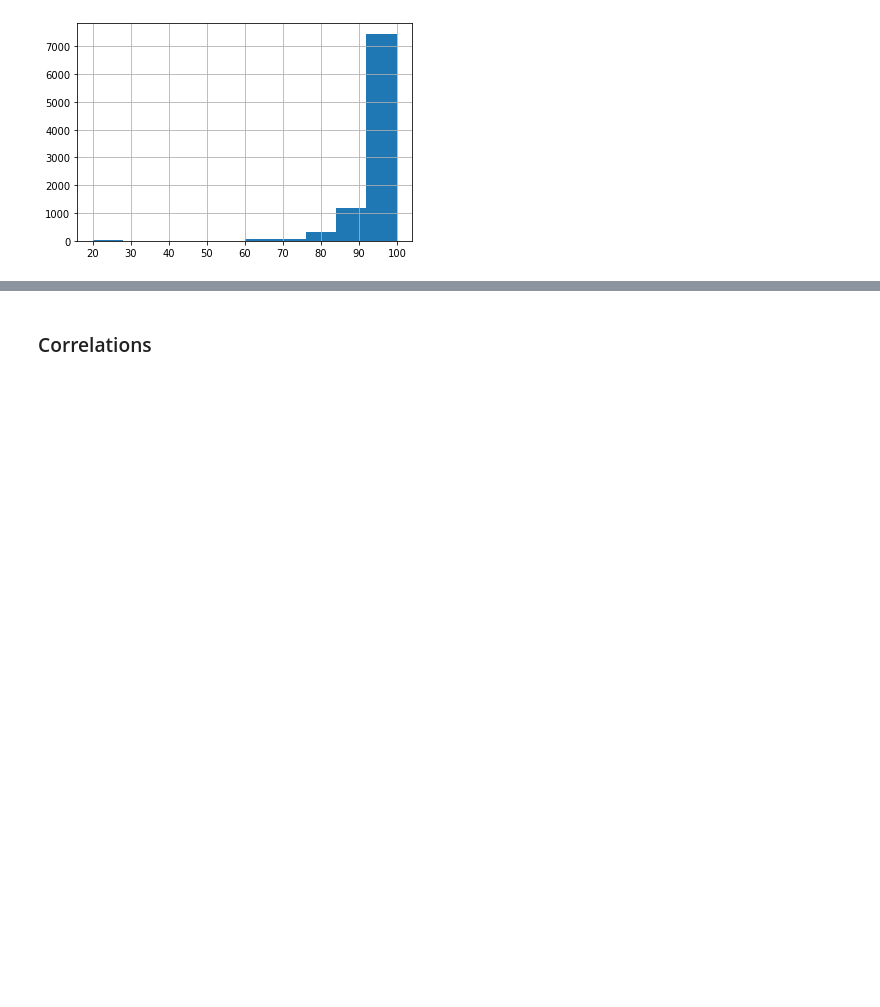
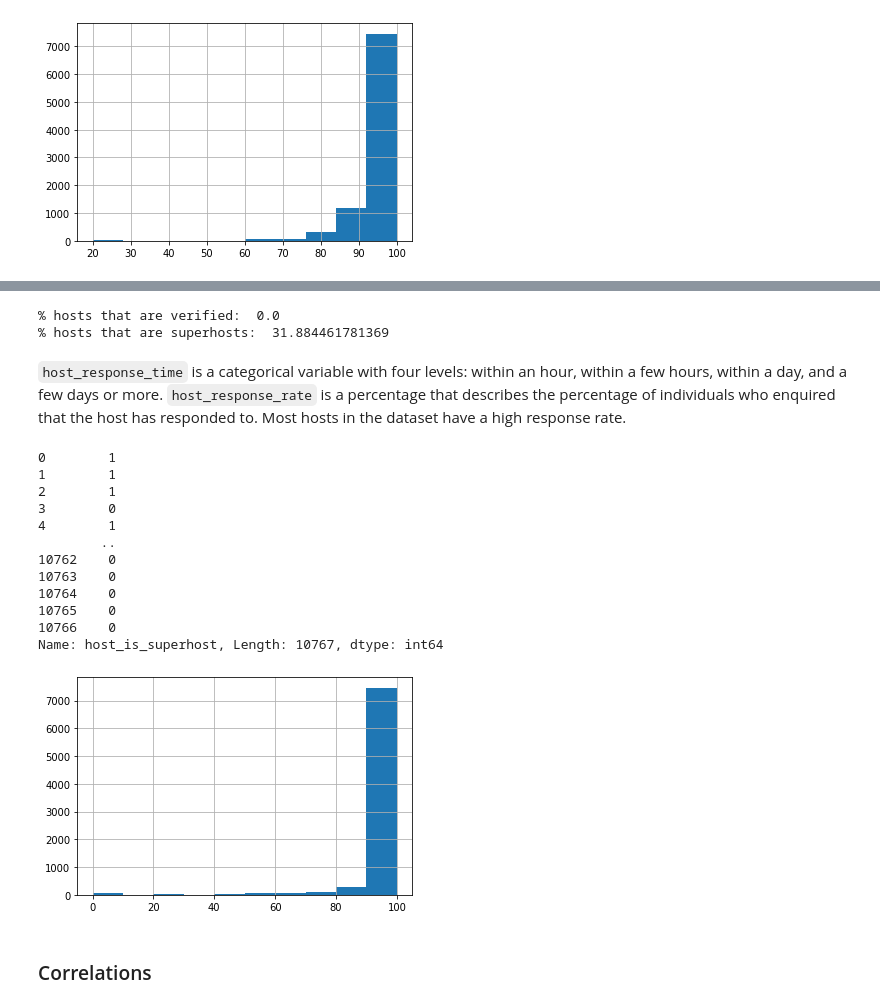
Before and after one commit to anailis/edinburgh-airbnbs, a Jupyter notebook: eda/Listings19.ipynb, the cells around one changed output, grey strips where cells are left out. Saved outputs shown, nothing was run; the diff lists cells and outputs as text; code cells hidden in the pictures; blank space fills up the shorter version.

Commit message:
recode host attributes

```diff
--- a/eda/Listings19.ipynb
+++ b/eda/Listings19.ipynb
@@ -390,0 +397,3 @@ Host attributes that may correlate with pricing may be how long an individual ha
+# %%
+host_in_edin = [1 if area == "Edinburgh, Scotland, United Kingdom" else 0 for area in listings.host_location]
+listings['host_in_edin'] = host_in_edin
@@ -391,3 +404,38 @@ Host attributes that may correlate with pricing may be how long an individual ha
+# %%
+def get_percent_true(col, df):
+    return sum(df[col] == 't')/len(df.index) * 100
+
+print("% hosts that are verified: ", get_percent_true('host_identity_verified', listings))
+print("% hosts that are superhosts: ", get_percent_true('host_is_superhost', listings))
+
+def code_as_nums(series):
+    return [1 if i == 't' else 0 for i in series]
+
+listings.host_is_superhost = code_as_nums(listings.host_is_superhost)
+listings.host_identity_verified = code_as_nums(listings.host_identity_verified)
+# %% [output]
+% hosts that are verified:  0.0
+% hosts that are superhosts:  31.884461781369
+# %% [markdown]
+`host_response_time` is a categorical variable with four levels: within an hour, within a few hours, within a day, and a few days or more. `host_response_rate` is a percentage that describes the percentage of individuals who enquired that the host has responded to. Most hosts in the dataset have a high response rate.
+# %%
+listings['host_response_rate'] = listings['host_response_rate'].str.replace('%', '')
+listings['host_response_rate'] = pd.to_numeric(listings['host_response_rate'])
+listings.host_response_rate.hist()
+# %% [output]
+0        1
+1        1
+2        1
+3        0
+4        1
+        ..
+10762    0
+10763    0
+10764    0
+10765    0
+10766    0
+Name: host_is_superhost, Length: 10767, dtype: int64
+[figure, added]
 # %% [markdown]
 ### Correlations
 # %% [markdown]
```
Also changed, not shown: parts of 8 cells of this notebook.
